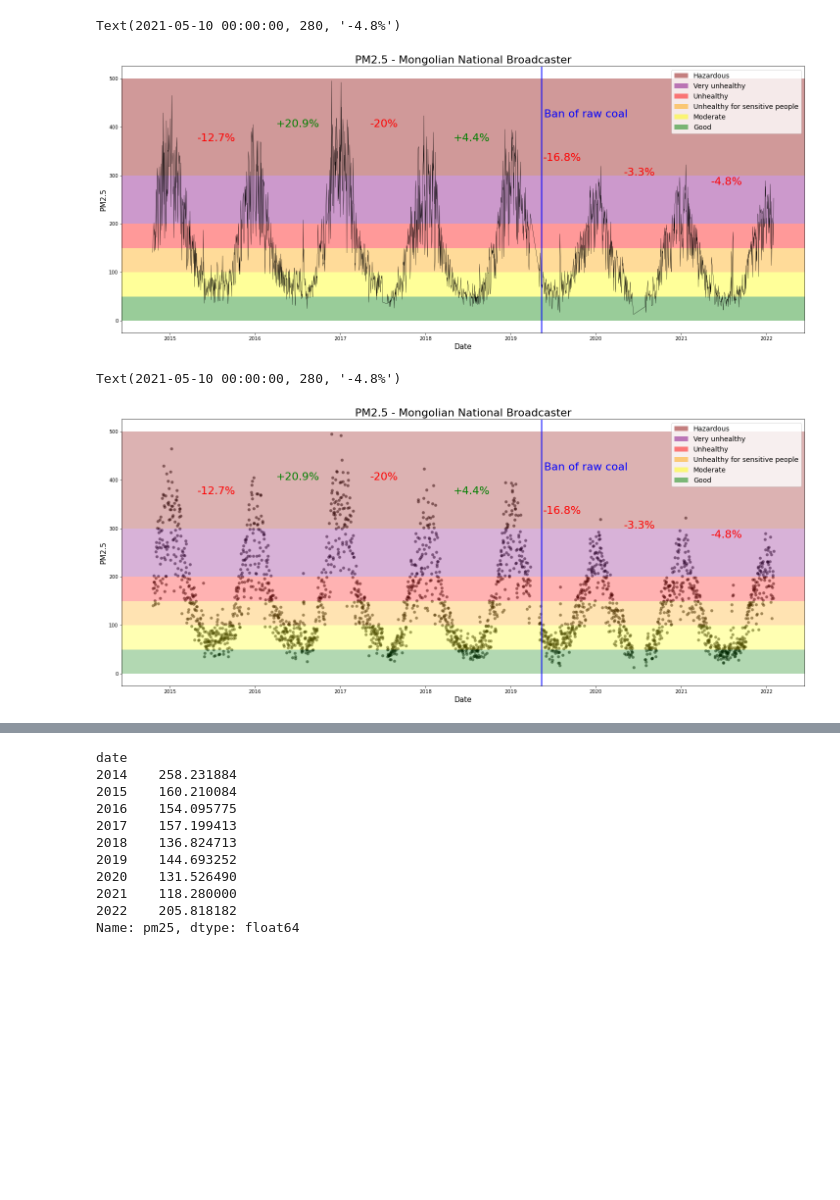
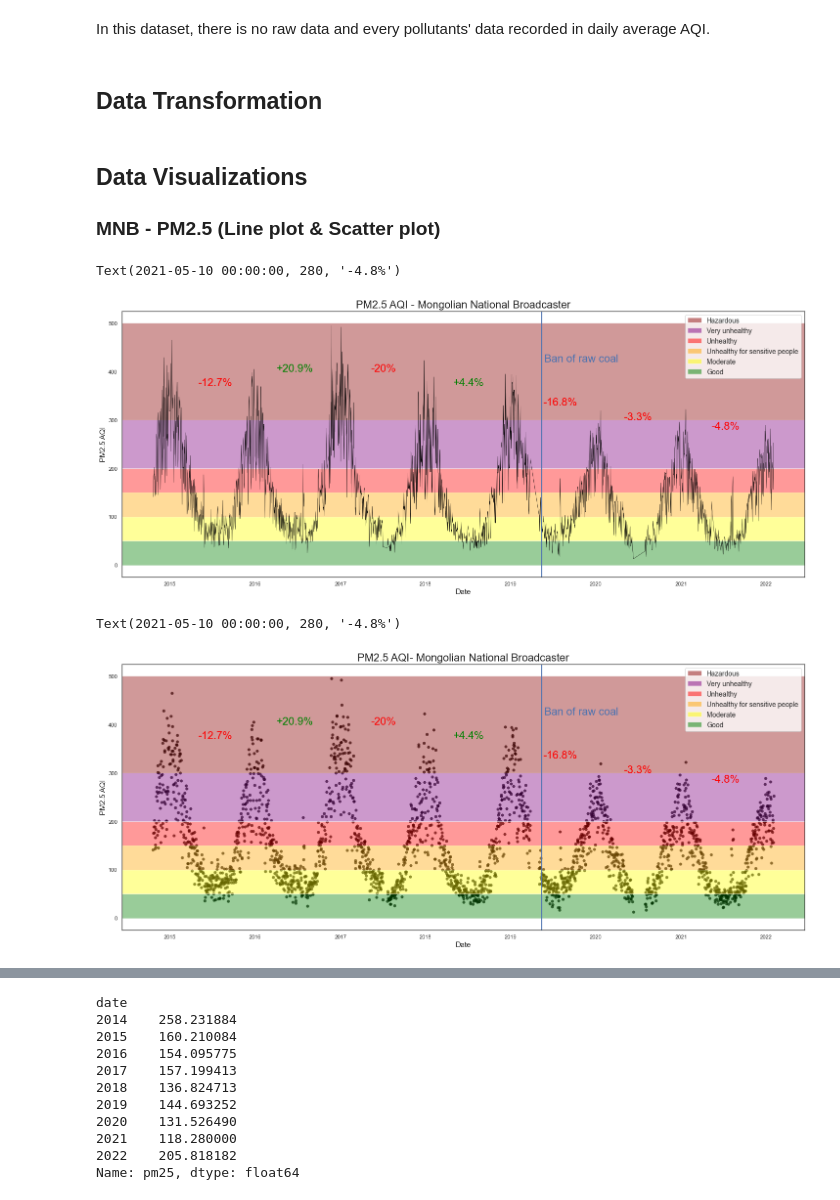
Before and after one commit to Sumiya-ii/Breathe-Mongolia, a Jupyter notebook: MNB - Ulaanbaatar Air Quality Data Analysis.ipynb, the cells around one changed output, grey strips where cells are left out. Drawn from its saved outputs; the diff is of its cells as text; code cells hidden in the pictures; blank space fills up the shorter version.

```diff
--- a/MNB - Ulaanbaatar Air Quality Data Analysis.ipynb
+++ b/MNB - Ulaanbaatar Air Quality Data Analysis.ipynb
@@ -13 +26,5 @@ mnb = pd.read_csv("/Users/bayarmaaorsoo/Desktop/Breathe Mongolia/Data Analysis/U
+# %% [markdown]
+In this dataset, there is no raw data and every pollutants' data recorded in daily average AQI.
+# %% [markdown]
+## Data Transformation
 # %%
@@ -24,3 +41,7 @@ mnb[cols_to_convert_mnb] = mnb[cols_to_convert_mnb].apply(pd.to_numeric, errors=
+# %% [markdown]
+## Data Visualizations
+
+### MNB - PM2.5 (Line plot & Scatter plot)
 # %%
 # MNB PM2.5
 
@@ -59,8 +80,8 @@ plt.axhspan(300, 500, facecolor='darkred', alpha=0.4)
 #Label
 
 plt.xlabel("Date", fontsize = 15)
-plt.ylabel("PM2.5", fontsize = 15)
-plt.title("PM2.5 - Mongolian National Broadcaster", fontsize = 22)
+plt.ylabel("PM2.5 AQI", fontsize = 15)
+plt.title("PM2.5 AQI - Mongolian National Broadcaster", fontsize = 22)
 
 # Yearly change
 
@@ -73,13 +94,13 @@ plt.text(pd.Timestamp('2020-04-30'), 300, "-3.3%", horizontalalignment='left', f
 plt.text(pd.Timestamp('2021-05-10'), 280, "-4.8%", horizontalalignment='left', fontsize=22, color='red')
 # %% [output]
 Text(2021-05-10 00:00:00, 280, '-4.8%')
-[figure, old version]
+[figure, new version]
 # %%
 # MNB PM2.5
 
-# Main line plot
+# Main scatter plot
 plt.figure(figsize=(25,10))
-plt.scatter(x = 'date', y = 'pm25', data =mnb, color = 'black', linewidth = 0.1, alpha = 0.5)
+plt.scatter(x = 'date', y = 'pm25', data =mnb, color = 'black', linewidth = 0.1, alpha = 0.7)
 
 # Some important date and PM2.5 values
 plt.axvline(pd.Timestamp('2019-05-15'), linewidth = 2, color = 'b')
@@ -91,39 +112,39 @@ plt.text(pd.Timestamp('2019-05-25'), 420, "Ban of raw coal", horizontalalignment
 #plt.axhline(y=137, color='r', linestyle='dotted', linewidth = 4)
 #plt.text(pd.Timestamp('2022-01-15'), 142, "Mongolian National PM2.5 standard", horizontalalignment='left', fontsize=22, color='red')
 
 #Legends
 legend_elements = [Patch(facecolor='darkred', label='Hazardous', alpha = 0.5),
                   Patch(facecolor='purple', label='Very unhealthy', alpha = 0.5),
                   Patch(facecolor='red', label='Unhealthy', alpha = 0.5),
                   Patch(facecolor='orange', label='Unhealthy for sensitive people', alpha = 0.5),
                   Patch(facecolor='yellow', label='Moderate', alpha = 0.5),
                   Patch(facecolor='green', label='Good', alpha = 0.5)]
 
 plt.legend(handles=legend_elements, loc='upper right', fontsize = 14)
 
 #AQI category
-plt.axhspan(0, 50, facecolor='green', alpha=0.3)
-plt.axhspan(50, 100, facecolor='yellow', alpha=0.3)
-plt.axhspan(100, 150, facecolor='orange', alpha=0.3)
-plt.axhspan(150, 200, facecolor='red', alpha=0.3)
-plt.axhspan(200, 300, facecolor='purple', alpha=0.3)
-plt.axhspan(300, 500, facecolor='darkred', alpha=0.3)
+plt.axhspan(0, 50, facecolor='green', alpha=0.4)
+plt.axhspan(50, 100, facecolor='yellow', alpha=0.4)
+plt.axhspan(100, 150, facecolor='orange', alpha=0.4)
+plt.axhspan(150, 200, facecolor='red', alpha=0.4)
+plt.axhspan(200, 300, facecolor='purple', alpha=0.4)
+plt.axhspan(300, 500, facecolor='darkred', alpha=0.4)
 
 #Label
 
 plt.xlabel("Date", fontsize = 15)
-plt.ylabel("PM2.5", fontsize = 15)
-plt.title("PM2.5 - Mongolian National Broadcaster", fontsize = 22)
+plt.ylabel("PM2.5 AQI", fontsize = 15)
+plt.title("PM2.5 AQI- Mongolian National Broadcaster", fontsize = 22)
 
 # Yearly change
 
 plt.text(pd.Timestamp('2015-04-30'), 370, "-12.7%", horizontalalignment='left', fontsize=22, color='red')
 plt.text(pd.Timestamp('2016-04-1'), 400, "+20.9%", horizontalalignment='left', fontsize=22, color='green')
 plt.text(pd.Timestamp('2017-05-10'), 400, "-20%", horizontalalignment='left', fontsize=22, color='red')
 plt.text(pd.Timestamp('2018-04-30'), 370, "+4.4%", horizontalalignment='left', fontsize=22, color='green')
 plt.text(pd.Timestamp('2019-05-20'), 330, "-16.8%", horizontalalignment='left', fontsize=22, color='red')
 plt.text(pd.Timestamp('2020-04-30'), 300, "-3.3%", horizontalalignment='left', fontsize=22, color='red')
 plt.text(pd.Timestamp('2021-05-10'), 280, "-4.8%", horizontalalignment='left', fontsize=22, color='red')
 # %% [output]
 Text(2021-05-10 00:00:00, 280, '-4.8%')
-[figure, old version]
+[figure, new version]
```
Also changed, not shown: parts of 71 cells of this notebook.
